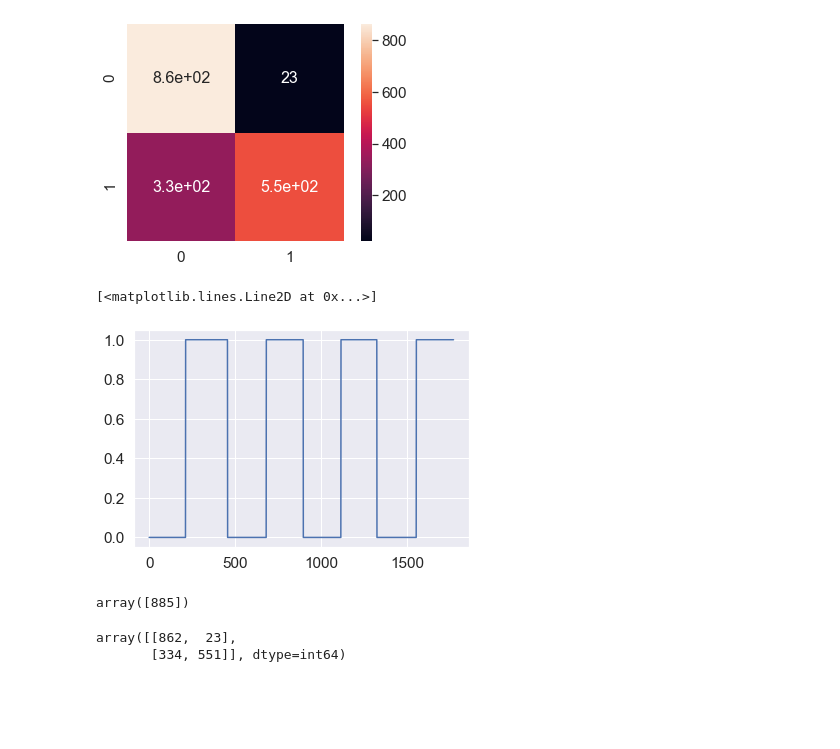
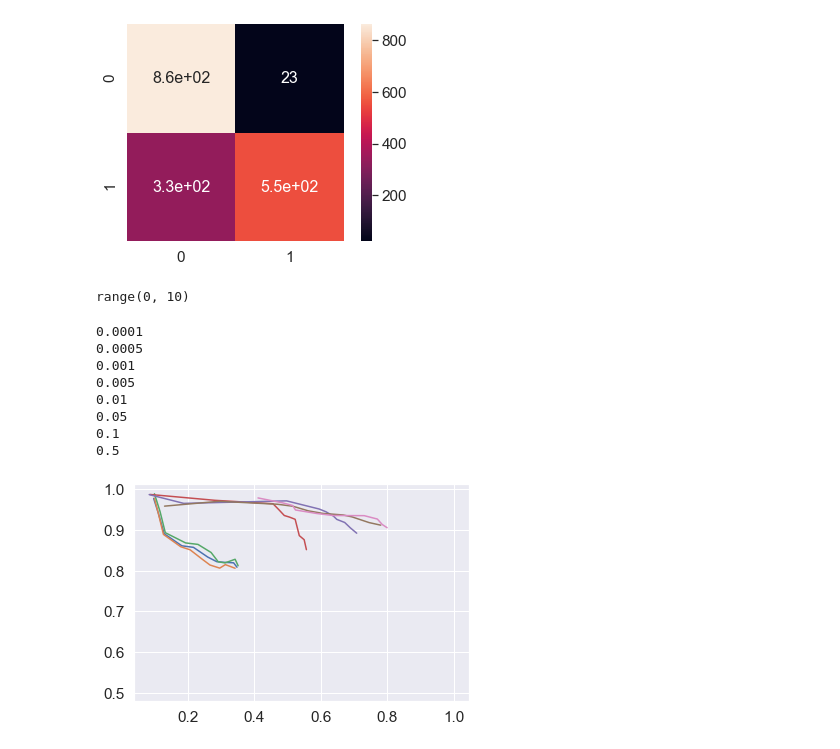
Before and after one commit to eceboran/AudioMalfunctionDetection, a Jupyter notebook: Modeling/one-class-svm-.ipynb, the cells around one changed output. Drawn from its saved outputs; the diff is of its cells as text; code cells hidden in the pictures; blank space fills up the shorter version.

```diff
--- a/Modeling/one-class-svm-.ipynb
+++ b/Modeling/one-class-svm-.ipynb
@@ -275,17 +281,3 @@ weighted avg       0.84      0.80      0.79      1770
 [[862  23]
  [334 551]]
 [figure]
-# %%
-plt.plot(y_test)
-# %% [output]
-[<matplotlib.lines.Line2D at 0x...>]
-[figure, removed]
-# %%
-sum(1-y_test)
-# %% [output]
-array([885])
-# %%
-cm
-# %% [output]
-array([[862,  23],
-       [334, 551]], dtype=int64)
@@ -291,0 +324,21 @@ array([[862,  23],
+# %%
+ran_prctl
+# %% [output]
+range(0, 10)
+# %%
+for id_g, gamma in enumerate(ran_gamma):
+    if(id_g<10):
+        print(gamma)
+        plt.plot(recall_gn[:, id_g], precision_gn[:, id_g])
+
+plt.show()
+# %% [output]
+0.0001
+0.0005
+0.001
+0.005
+0.01
+0.05
+0.1
+0.5
+[figure, added]
```
Also changed, not shown: parts of 10 cells of this notebook.
